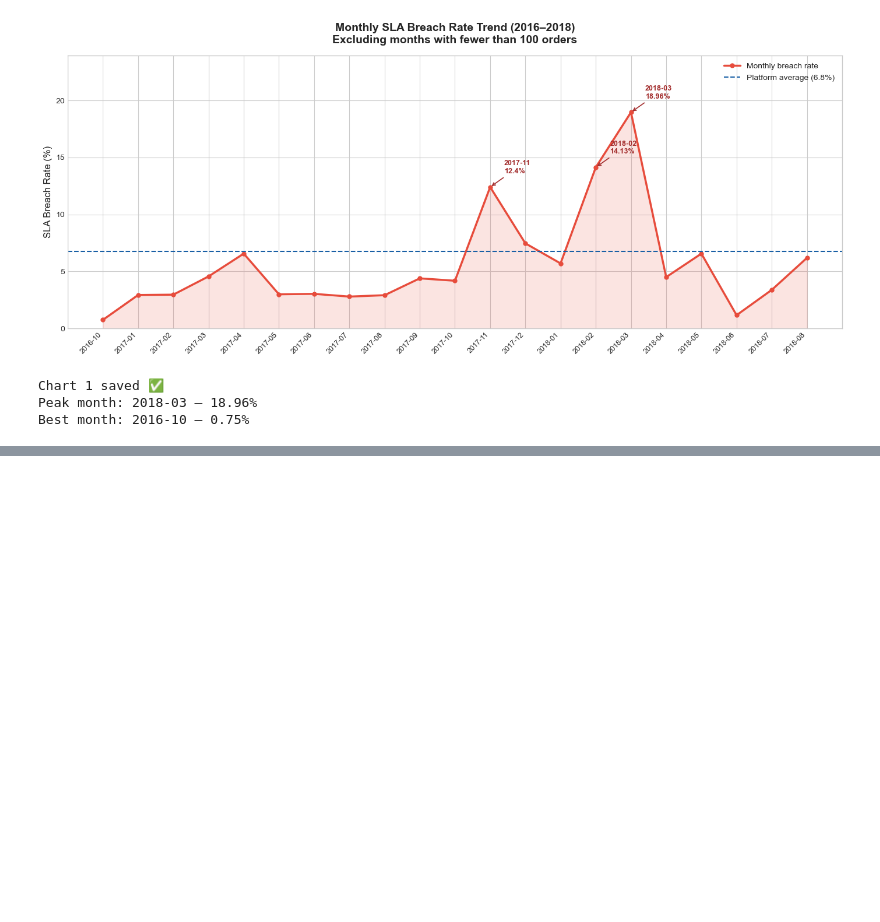
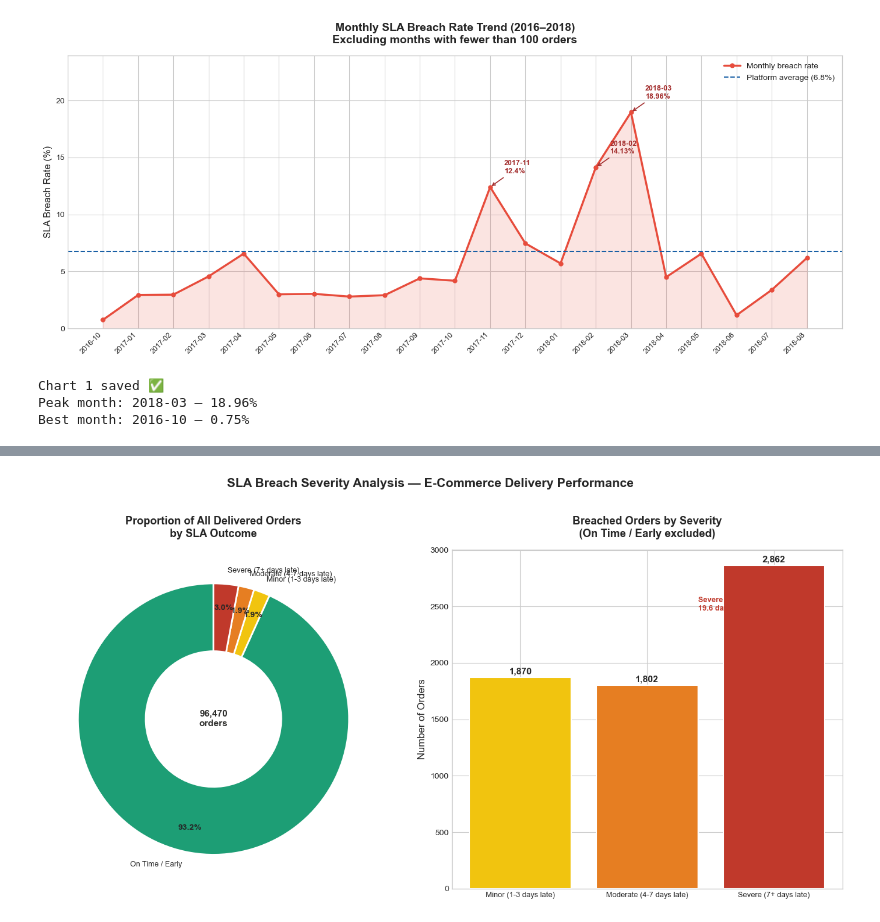
Before and after one commit to gurvinder604/ecommerce-sla-analysis, a Jupyter notebook: notebooks/03_eda_charts.ipynb, the cells around one changed output, grey strips where cells are left out. Saved outputs shown, nothing was run; the diff lists cells and outputs as text; code cells hidden in the pictures; blank space fills up the shorter version.

Commit message:
Day 3 — Chart 2: severity breakdown — 2,862 severe breaches avg 19.6 days late

```diff
--- a/notebooks/03_eda_charts.ipynb
+++ b/notebooks/03_eda_charts.ipynb
@@ -112,0 +125,76 @@ Best month: 2016-10 — 0.75%
+# %%
+fig, axes = plt.subplots(1, 2, figsize=(14, 7))
+
+# Define order and colours — green to red progression
+severity_order = [
+    'On Time / Early',
+    'Minor (1-3 days late)',
+    'Moderate (4-7 days late)',
+    'Severe (7+ days late)'
+]
+colors = ['#1D9E75', '#F1C40F', '#E67E22', '#C0392B']
+
+severity_counts = (df['breach_severity']
+                     .value_counts()
+                     .reindex(severity_order)
+                     .reset_index())
+severity_counts.columns = ['severity', 'count']
+
+# ── Left: Donut chart (all orders) ──────────────────────────────────────────
+wedges, texts, autotexts = axes[0].pie(
+    severity_counts['count'],
+    labels=severity_counts['severity'],
+    autopct='%1.1f%%',
+    colors=colors,
+    startangle=90,
+    pctdistance=0.82,
+    wedgeprops=dict(width=0.5, edgecolor='white', linewidth=2)
+)
+for t in autotexts:
+    t.set_fontsize(10)
+    t.set_fontweight('bold')
+for t in texts:
+    t.set_fontsize(9)
+
+axes[0].set_title('Proportion of All Delivered Orders\nby SLA Outcome',
+                  fontsize=13, fontweight='bold', pad=15)
+
+# Add total orders in donut centre
+axes[0].text(0, 0, f'{len(df):,}\norders',
+             ha='center', va='center', fontsize=11, fontweight='bold',
+             color='#2C2C2A')
+
+# ── Right: Bar chart (breached orders only) ──────────────────────────────────
+breached_only = severity_counts[severity_counts['severity'] != 'On Time / Early']
+bars = axes[1].bar(breached_only['severity'], breached_only['count'],
+                   color=colors[1:], edgecolor='white', linewidth=1.5)
+
+for bar, val in zip(bars, breached_only['count']):
+    axes[1].text(bar.get_x() + bar.get_width()/2,
+                 bar.get_height() + 30,
+                 f'{val:,}', ha='center', fontsize=11, fontweight='bold')
+
+axes[1].set_ylabel('Number of Orders', fontsize=12)
+axes[1].set_title('Breached Orders by Severity\n(On Time / Early excluded)',
+                  fontsize=13, fontweight='bold', pad=15)
+axes[1].tick_params(axis='x', labelsize=9)
+
+# Add platform context annotation
+severe_count = severity_counts[
+    severity_counts['severity'] == 'Severe (7+ days late)'
+]['count'].values[0]
+axes[1].annotate(f'Severe breaches avg\n19.6 days late',
+                 xy=(2, severe_count), xytext=(1.4, severe_count - 400),
+                 fontsize=9, color='#C0392B', fontweight='bold',
+                 arrowprops=dict(arrowstyle='->', color='#C0392B', lw=1.2))
+
+plt.suptitle('SLA Breach Severity Analysis — E-Commerce Delivery Performance',
+             fontsize=15, fontweight='bold', y=1.02)
+plt.tight_layout()
+plt.savefig('../charts/02_severity_breakdown.png', dpi=150, bbox_inches='tight')
+plt.show()
+print("Chart 2 saved ✅")
+print(f"\nSeverity breakdown:")
+print(severity_counts.to_string(index=False))
+# %% [output]
+[figure, added]
```
Also changed, not shown: parts of 2 cells of this notebook.
